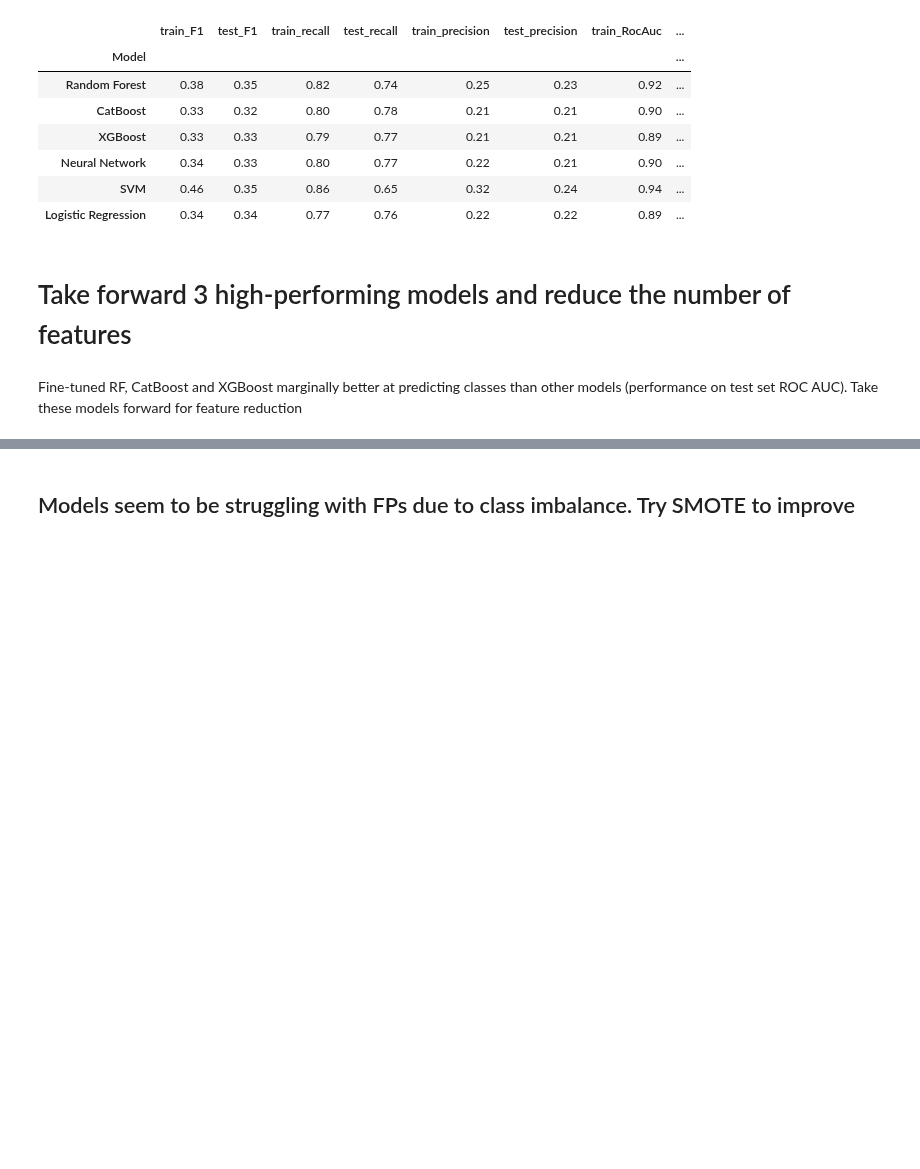
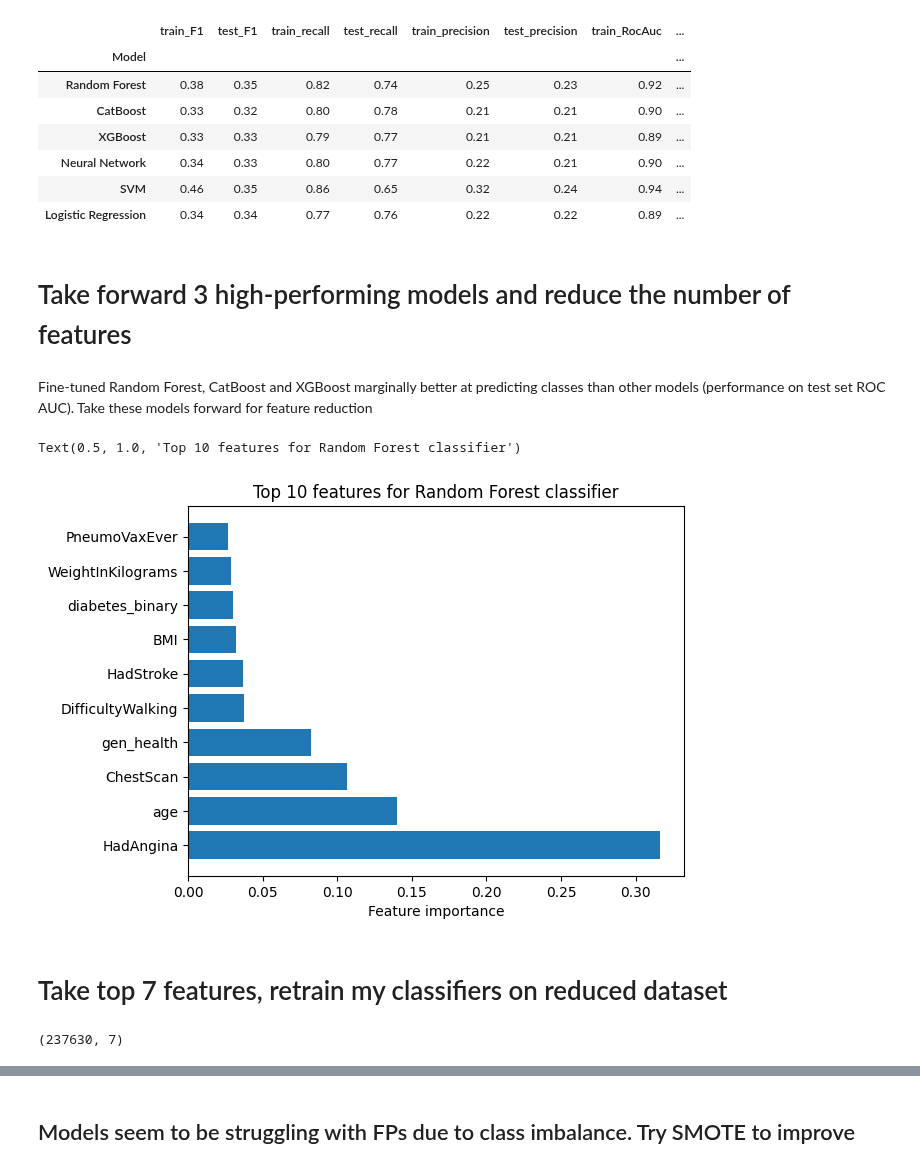
Before and after one commit to balintstewart77/magnimind-assignments, a Jupyter notebook: Capstone project/Heart Disease/notebooks/heart_prediction_balint.ipynb, the cells around one changed output, grey strips where cells are left out. Cells and saved outputs as stored; diff of their text form; code cells hidden in the pictures; blank space fills up the shorter version.

Commit message:
feature reduction

```diff
--- a/Capstone project/Heart Disease/notebooks/heart_prediction_balint.ipynb
+++ b/Capstone project/Heart Disease/notebooks/heart_prediction_balint.ipynb
@@ -930,7 +928,7 @@ Train Precision: 0.2491, Test Precision: 0.2267
 Train ROC AUC: 0.9233, Test ROC AUC: 0.8856
 # %%
 # initialise the finetuned RF classifier
-rf_clf = RandomForestClassifier(class_weight = 'balanced',
+rf_clf_best_model = RandomForestClassifier(class_weight = 'balanced',
                                 n_estimators = 1000,
                                 max_features = 'sqrt',
                                 min_samples_split= 2,
@@ -939,13 +937,13 @@ rf_clf = RandomForestClassifier(class_weight = 'balanced',
                                 random_state = 42)
 
 # train the model
-rf_clf.fit(X_train, y_train)
+rf_clf_best_model.fit(X_train, y_train)
 
 # make predicitons
-y_pred_train = rf_clf.predict(X_train)
-y_pred_test = rf_clf.predict(X_test)
-y_pred_proba_train = rf_clf.predict_proba(X_train)[:,1]
-y_pred_proba_test = rf_clf.predict_proba(X_test)[:,1] # get the predicted probabilities for the positive class
+y_pred_train = rf_clf_best_model.predict(X_train)
+y_pred_test = rf_clf_best_model.predict(X_test)
+y_pred_proba_train = rf_clf_best_model.predict_proba(X_train)[:,1]
+y_pred_proba_test = rf_clf_best_model.predict_proba(X_test)[:,1] # get the predicted probabilities for the positive class only (col 1)
 
 # f1_score
 F1_train = f1_score(y_train, y_pred_train)
@@ -1416,4 +1478,4 @@ models_metrics_df
 # %% [markdown]
 # Take forward 3 high-performing models and reduce the number of features
 # %% [markdown]
-Fine-tuned RF, CatBoost and XGBoost marginally better at predicting classes than other models (performance on test set ROC AUC). Take these models forward for feature reduction
+Fine-tuned Random Forest, CatBoost and XGBoost marginally better at predicting classes than other models (performance on test set ROC AUC). Take these models forward for feature reduction
@@ -1421,0 +1482,17 @@ Fine-tuned RF, CatBoost and XGBoost marginally better at predicting classes than
+# %%
+# Random Forest feature importance
+feature_importances = rf_clf_best_model.feature_importances_
+feature_names = X.columns
+
+feature_importance_df = pd.DataFrame({'Feature': feature_names, 'Importance': feature_importances})
+top_ten = feature_importance_df.sort_values(by = 'Importance', ascending = False).head(10)
+
+# Plot barchart of top 10 features
+plt.barh(top_ten['Feature'], top_ten['Importance'])
+plt.xlabel('Feature importance')
+plt.title('Top 10 features for Random Forest classifier')
+# %% [output]
+Text(0.5, 1.0, 'Top 10 features for Random Forest classifier')
+[figure, added]
+# %% [markdown]
+# Take top 7 features, retrain my classifiers on reduced dataset
@@ -1421,0 +1502,4 @@ Fine-tuned RF, CatBoost and XGBoost marginally better at predicting classes than
+# %%
+X_reduced.shape
+# %% [output]
+(237630, 7)
```
Also changed, not shown: parts of 25 cells of this notebook, 6 other files.
